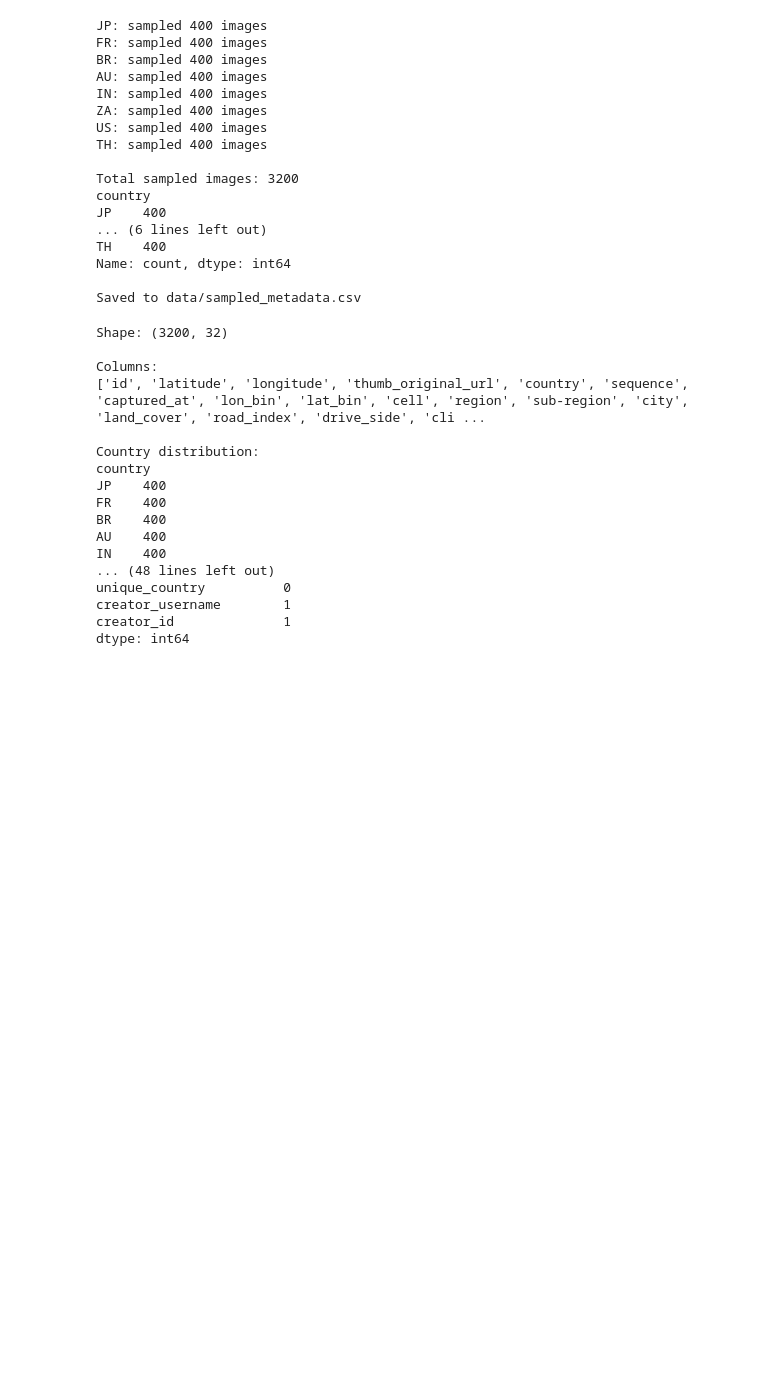
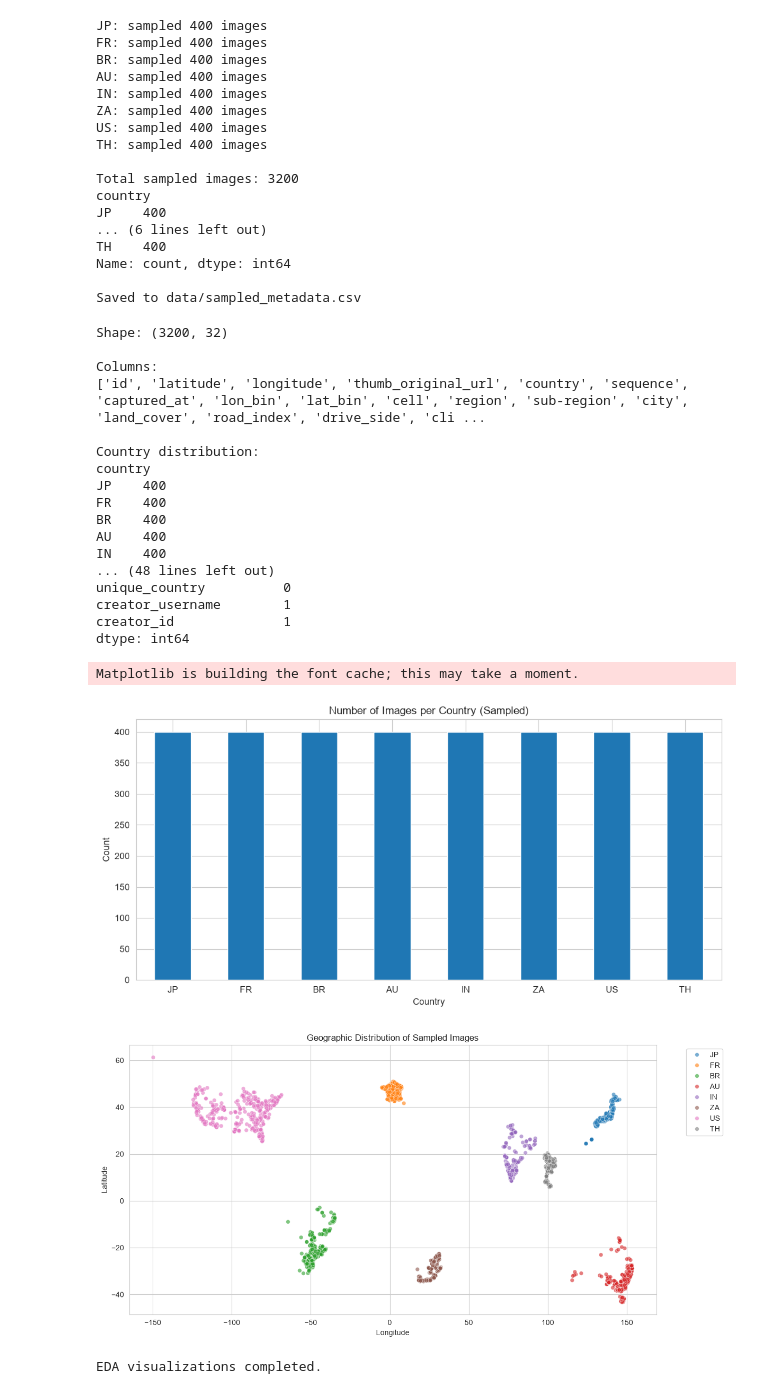
Before and after one commit to keithlky1992/geoguessr-style-ai-capstone, a Jupyter notebook: notebooks/01_explore_metadata.ipynb, the cells around one changed output. Cells and saved outputs as stored; diff of their text form; code cells hidden in the pictures; blank space fills up the shorter version.

Commit message:
Add EDA visualizations and update notebook

```diff
--- a/notebooks/01_explore_metadata.ipynb
+++ b/notebooks/01_explore_metadata.ipynb
@@ -169,3 +169,44 @@ unique_country          0
 creator_username        1
 creator_id              1
 dtype: int64
+# %%
+import matplotlib.pyplot as plt
+import seaborn as sns
+
+# Set style
+sns.set_style("whitegrid")
+plt.rcParams['figure.figsize'] = (10, 6)
+
+# 1. Country distribution bar chart
+plt.figure(figsize=(10, 5))
+df_sampled["country"].value_counts().plot(kind="bar")
+plt.title("Number of Images per Country (Sampled)")
+plt.xlabel("Country")
+plt.ylabel("Count")
+plt.xticks(rotation=0)
+plt.tight_layout()
+plt.show()
+
+# 2. Geographic scatter plot (latitude vs longitude)
+plt.figure(figsize=(12, 6))
+sns.scatterplot(
+    data=df_sampled,
+    x="longitude",
+    y="latitude",
+    hue="country",
+    alpha=0.6,
+    s=30
+)
+plt.title("Geographic Distribution of Sampled Images")
+plt.xlabel("Longitude")
+plt.ylabel("Latitude")
+plt.legend(bbox_to_anchor=(1.05, 1), loc="upper left")
+plt.tight_layout()
+plt.show()
+
+print("EDA visualizations completed.")
+# %% [output]
+Matplotlib is building the font cache; this may take a moment.
+[figure, added]
+[figure, added]
+EDA visualizations completed.
```
Also changed, not shown: parts of 1 cell of this notebook, 2 other files.
